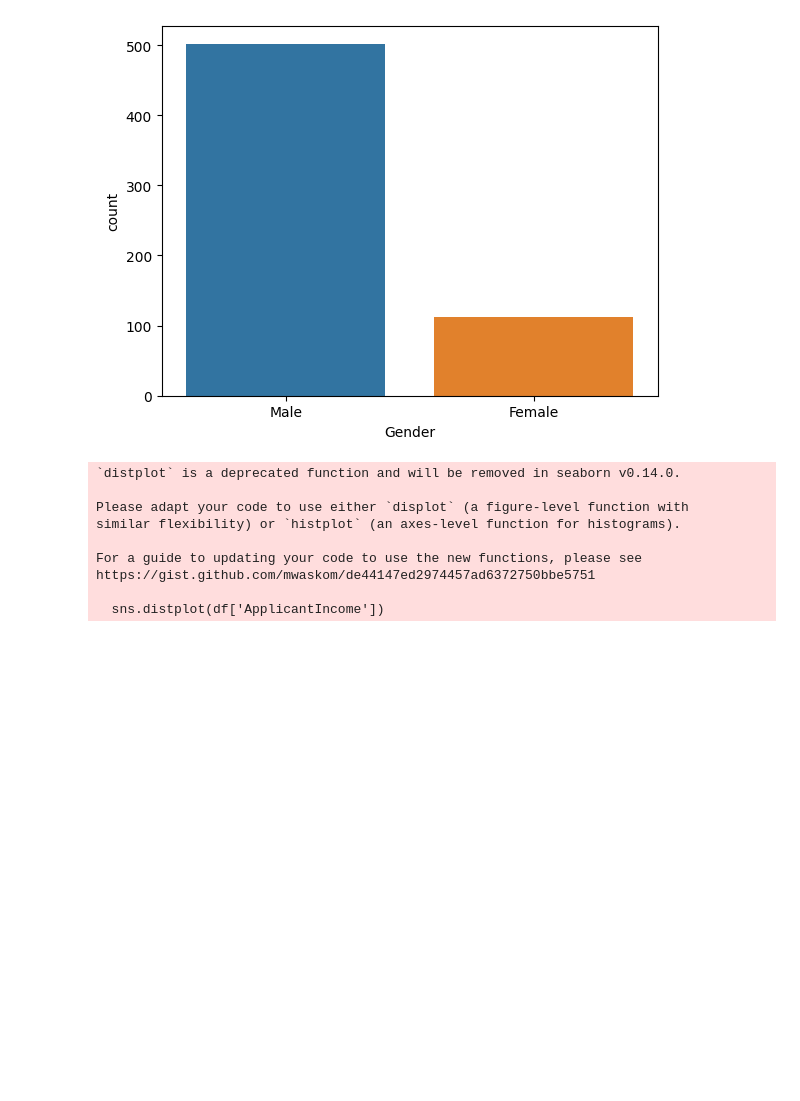
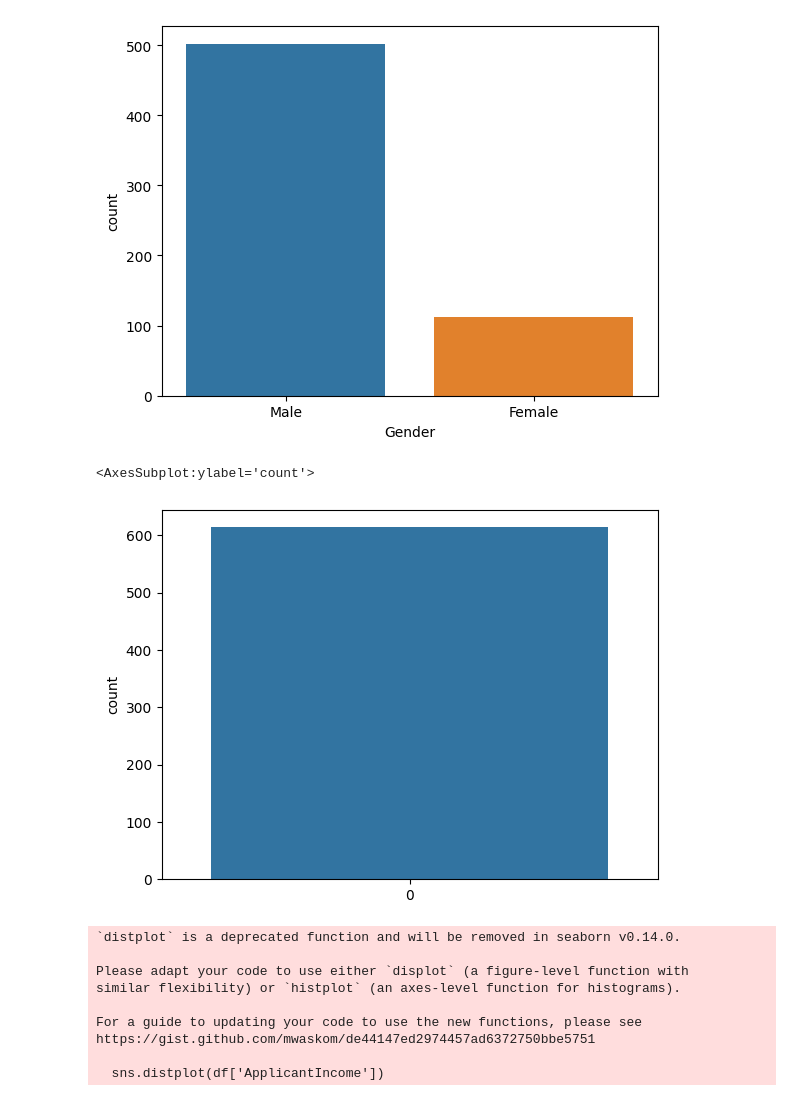
Before and after one commit to mudasir45/Loan-prediction-analysis-web-app, a Jupyter notebook: ml model loan prediction - classification .ipynb, the cells around one changed output. Saved outputs shown, nothing was run; the diff lists cells and outputs as text; code cells hidden in the pictures; blank space fills up the shorter version.

```diff
--- a/ml model loan prediction - classification .ipynb
+++ b/ml model loan prediction - classification .ipynb
@@ -94,4 +94,4 @@ Property_Area        0
 Loan_Status          0
 dtype: int64
 # %%
-df['Gender']
+df['Total_Income'] = df['ApplicantIncome'] + df['CoapplicantIncome']
@@ -113,6 +100,12 @@ sns.countplot(data=df, x='Gender')
 # %% [output]
 <AxesSubplot:xlabel='Gender', ylabel='count'>
 [figure]
+# %%
+sns.countplot(df['Total_Income'])
+# df['Total_Income']
+# %% [output]
+<AxesSubplot:ylabel='count'>
+[figure, added]
 # %%
 sns.distplot(df['ApplicantIncome'])
 # %% [output]
```
Also changed, not shown: parts of 10 cells of this notebook, 1 other file.
